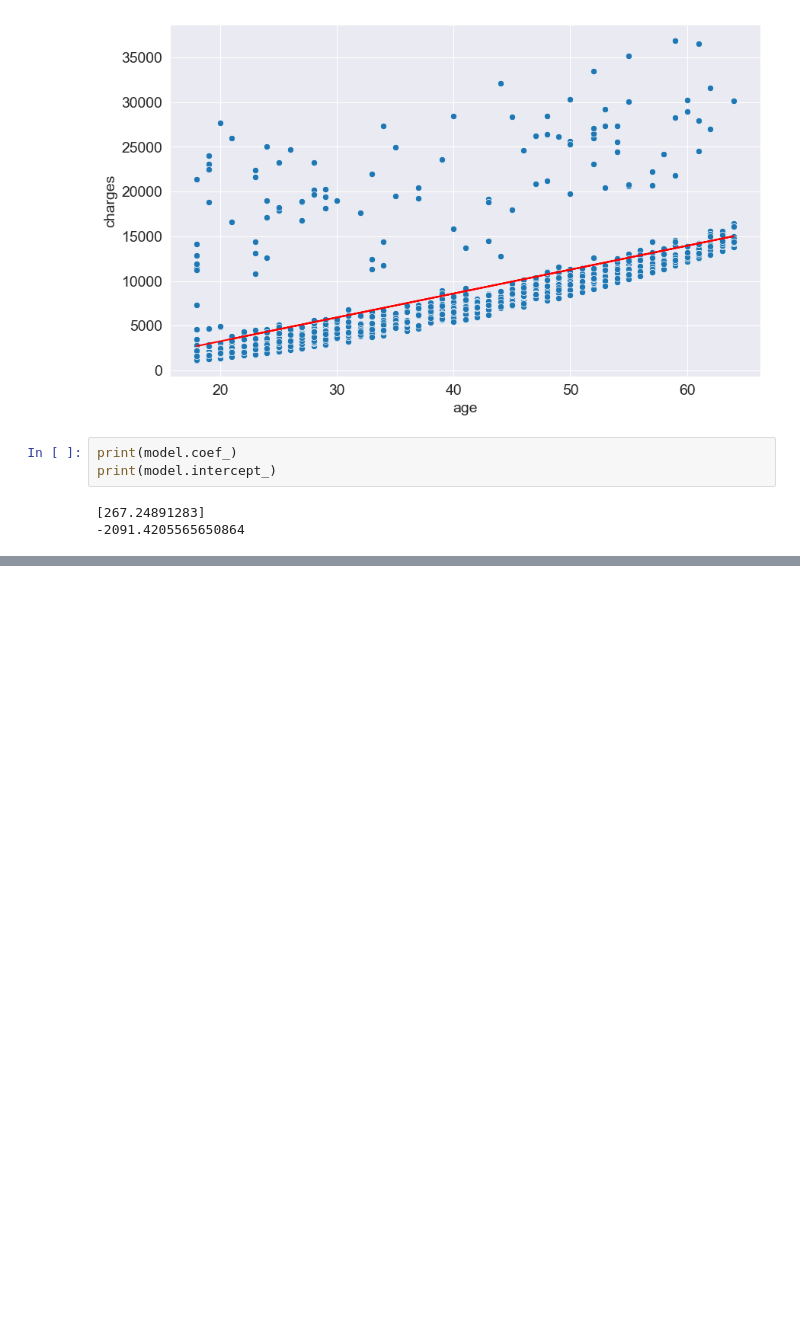
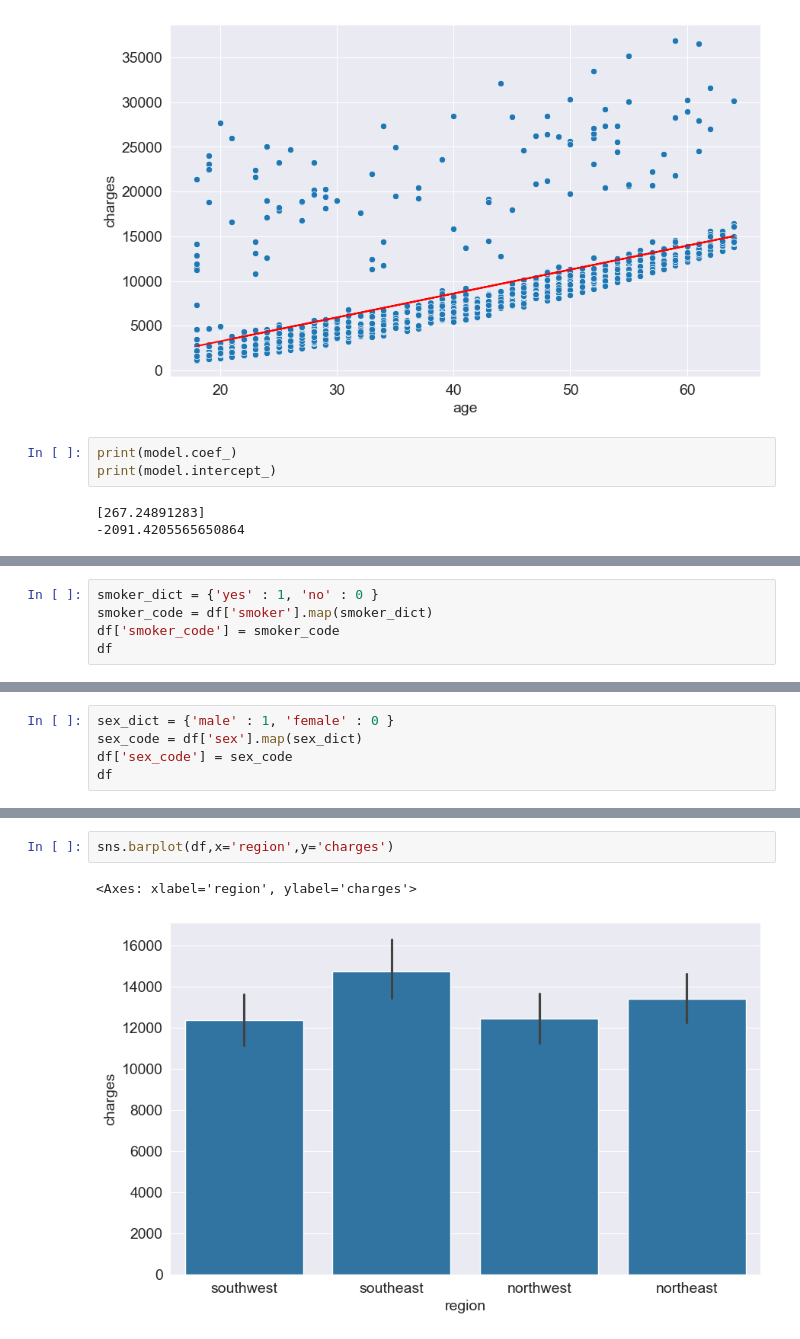
Before and after one commit to Ajay-Chelliah/ML, a Jupyter notebook: linear_regression/linear_regression.ipynb, the cells around one changed output, grey strips where cells are left out. Drawn from its saved outputs; the diff is of its cells as text; blank space fills up the shorter version.

```diff
--- a/linear_regression/linear_regression.ipynb
+++ b/linear_regression/linear_regression.ipynb
@@ -301,0 +337,5 @@ print(model.intercept_)
+# %%
+smoker_dict = {'yes' : 1, 'no' : 0 }
+smoker_code = df['smoker'].map(smoker_dict)
+df['smoker_code'] = smoker_code
+df
@@ -301,0 +376,5 @@ print(model.intercept_)
+# %%
+sex_dict = {'male' : 1, 'female' : 0 }
+sex_code = df['sex'].map(sex_dict)
+df['sex_code'] = sex_code
+df
@@ -301,0 +412,5 @@ print(model.intercept_)
+# %%
+sns.barplot(df,x='region',y='charges')
+# %% [output]
+<Axes: xlabel='region', ylabel='charges'>
+[figure, added]
```
Also changed, not shown: parts of 20 cells of this notebook.
